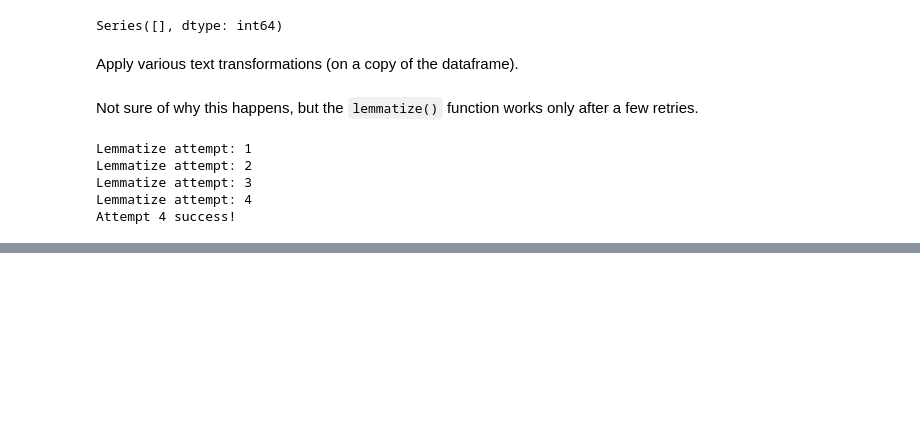
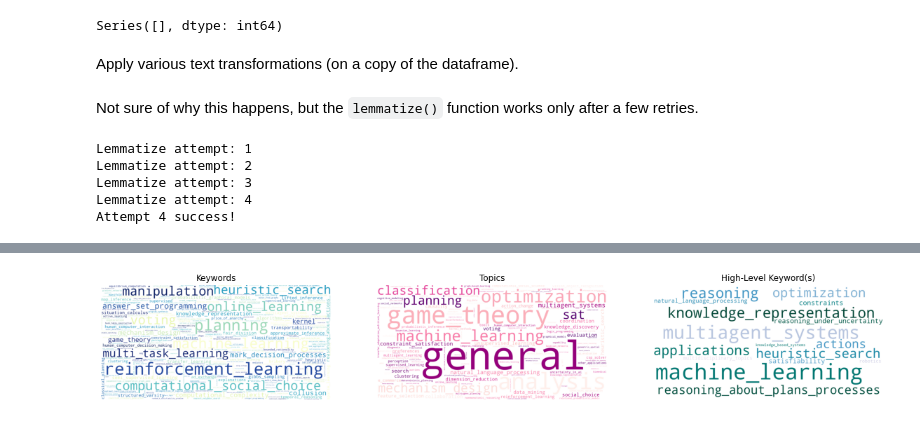
Before and after one commit to jincy-p-janardhanan/Text-Clustering, a Jupyter notebook: Text_Clustering.ipynb, the cells around one changed output, grey strips where cells are left out. Cells and saved outputs as stored; diff of their text form; code cells hidden in the pictures; blank space fills up the shorter version.

```diff
--- a/Text_Clustering.ipynb
+++ b/Text_Clustering.ipynb
@@ -151,0 +183,16 @@ df = df2.copy(deep=True)
+# %%
+seed = 10
+colormaps = ['YlGnBu', 'RdPu', 'PuBuGn']
+plt.rcParams['figure.figsize'] = (20, 11)
+for i in range(len(keywordcols)):
+  wordcloud = WordCloud(collocations = False, width=1600, height=800, background_color='white',
+                        max_words=300, colormap=colormaps[i], random_state=seed
+                        ).generate(' '.join([j for i in df[keywordcols[i]] for j in i]))
+
+  plt.subplot(1, 3, i+1)
+  plt.imshow(wordcloud)
+  plt.axis('off')
+  plt.title(keywordcols[i])
+plt.show()
+# %% [output]
+[figure, added]
```
Also changed, not shown: parts of 7 cells of this notebook.
